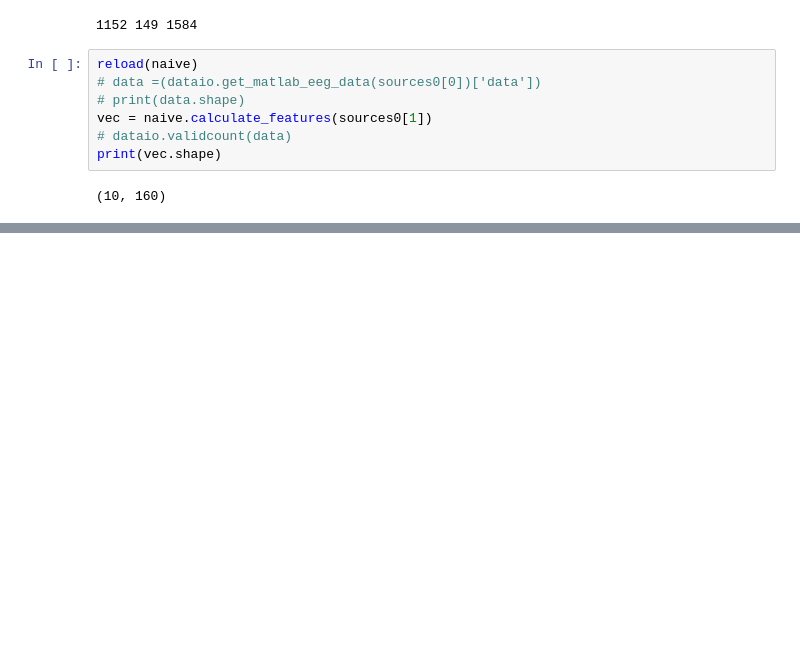
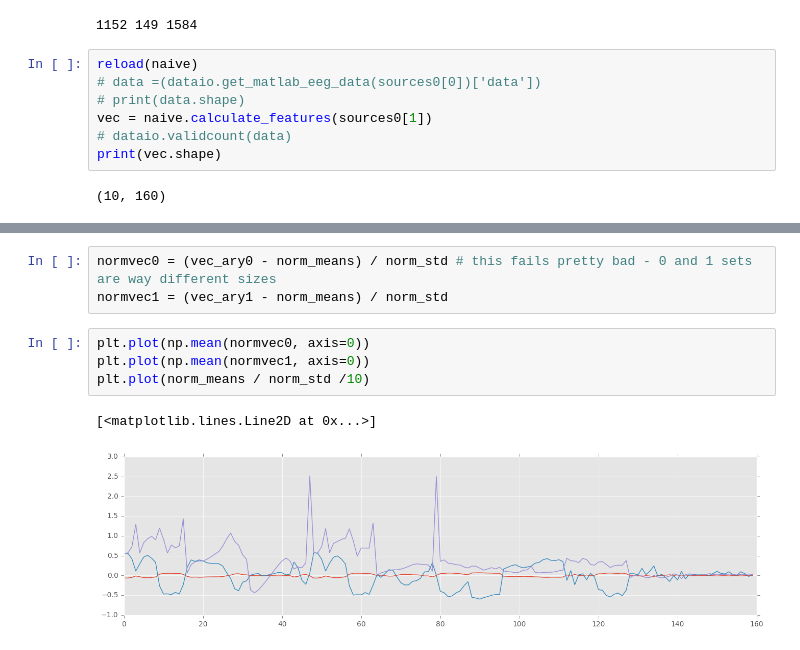
Before and after one commit to xkortex/eeg_seizure_prediction, a Jupyter notebook: fft_sanitize02.ipynb, the cells around one changed output, grey strips where cells are left out. Drawn from its saved outputs; the diff is of its cells as text; blank space fills up the shorter version.

```diff
--- a/fft_sanitize02.ipynb
+++ b/fft_sanitize02.ipynb
@@ -81,0 +173,10 @@ vev_ary.shape
+# %%
+normvec0 = (vec_ary0 - norm_means) / norm_std # this fails pretty bad - 0 and 1 sets are way different sizes
+normvec1 = (vec_ary1 - norm_means) / norm_std
+# %%
+plt.plot(np.mean(normvec0, axis=0))
+plt.plot(np.mean(normvec1, axis=0))
+plt.plot(norm_means / norm_std /10)
+# %% [output]
+[<matplotlib.lines.Line2D at 0x...>]
+[figure, added]
```
Also changed, not shown: parts of 20 cells of this notebook, 24 other files.
